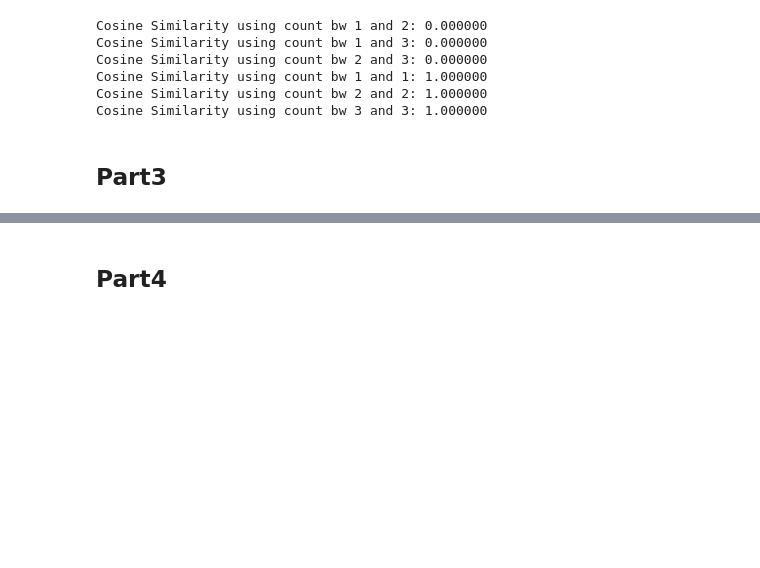
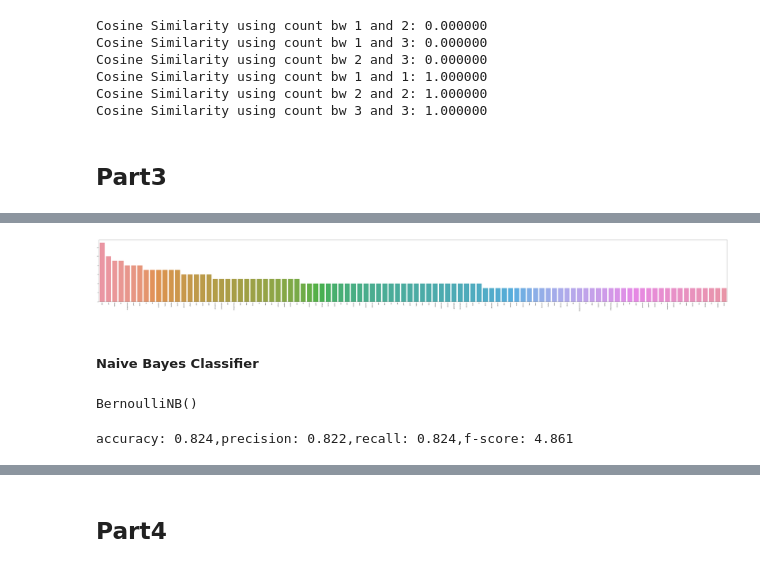
Before and after one commit to tomqwrtyu/DM2022-Lab1-Homework, a Jupyter notebook: DM2022-Lab1-Homework.ipynb, the cells around one changed output, grey strips where cells are left out. Drawn from its saved outputs; the diff is of its cells as text; code cells hidden in the pictures; blank space fills up the shorter version.

```diff
--- a/DM2022-Lab1-Homework.ipynb
+++ b/DM2022-Lab1-Homework.ipynb
@@ -802,0 +845,23 @@ Cosine Similarity using count bw 3 and 3: 1.000000
+# %%
+idfs = []
+n = sentences_count.shape[1]
+for i in range(n):
+    #print(sentences_count.getcol(i).nonzero()[0].size)
+    idfs.append(np.log(n / (1 + sentences_count.getcol(i).nonzero()[0].size)))
+# %%
+tf_idf = []
+tf_idf_indexKeeped = []
+terms = count_vect2.get_feature_names_out()
+tf_idf_mtx = sentences_count.copy().toarray().astype(np.float64)
+for i in range(len(tfs)):
+    temp = []
+    for ind, freq in tfs[i]:
+        score = idfs[ind] * freq
+        tf_idf_mtx[i, ind] = score
+        temp.append([ind, score])
+    temp.sort(key = lambda x: x[1], reverse = True)
+    tf_idf_indexKeeped.append(temp)
+
+for score in tf_idf_indexKeeped:
+    toWord = [[terms[x[0]], x[1]] for x in score]
+    tf_idf.append(toWord)
@@ -802,0 +902,19 @@ Cosine Similarity using count bw 3 and 3: 1.000000
+# %%
+#Visualize with tf-idf score, every top-1 tf-idf score term in each text will get 1 point
+importance = [[i, 0] for i in range(terms.shape[0])]
+for score in tf_idf_indexKeeped:
+    index, _ = score[0]
+    importance[index][1] += 1
+importance.sort(key = lambda x:x[1], reverse = True)
+
+names = np.array([terms[x[0]] for x in importance])
+importance = np.array([x[1] for x in importance])
+plt.subplots(figsize=(100, 10))
+g = sns.barplot(x=names[:100],
+            y=importance[:100])
+g.set_xticklabels(names[:100], rotation = 90)
+pass
+# %% [output]
+[figure, added]
+# %% [markdown]
+##### Naive Bayes Classifier
@@ -802,0 +925,33 @@ Cosine Similarity using count bw 3 and 3: 1.000000
+# %%
+#Use term frequency as feature to train naive-bayes classifier
+X1 = sentences_count.toarray()
+X_train, X_test, Y_train, Y_test = train_test_split(X1, Y, test_size=0.2)
+bnb = BernoulliNB()
+bnb.fit(X_train, Y_train)
+# %% [output]
+BernoulliNB()
+# %%
+predictResult = bnb.predict(X_test)
+total = predictResult.shape[0]
+tp = 0
+fp = 0
+tn = 0
+fn = 0
+for i in range(total):
+    if predictResult[i] == '1':
+        if Y_test[i] == '1':
+            tp += 1
+        else:
+            fp += 1
+    else:
+        if Y_test[i] == '0':
+            tn += 1
+        else:
+            fn += 1
+accuracy = (tp + tn) / total
+precision = tp / (tp + fp)
+recall = tp / (tp + fn)
+f_score = 2 * (precision + recall) / (precision * recall)
+print("accuracy: {:.3f},precision: {:.3f},recall: {:.3f},f-score: {:.3f}".format(accuracy, precision, recall, f_score))
+# %% [output]
+accuracy: 0.824,precision: 0.822,recall: 0.824,f-score: 4.861
```
Also changed, not shown: parts of 25 cells of this notebook.
